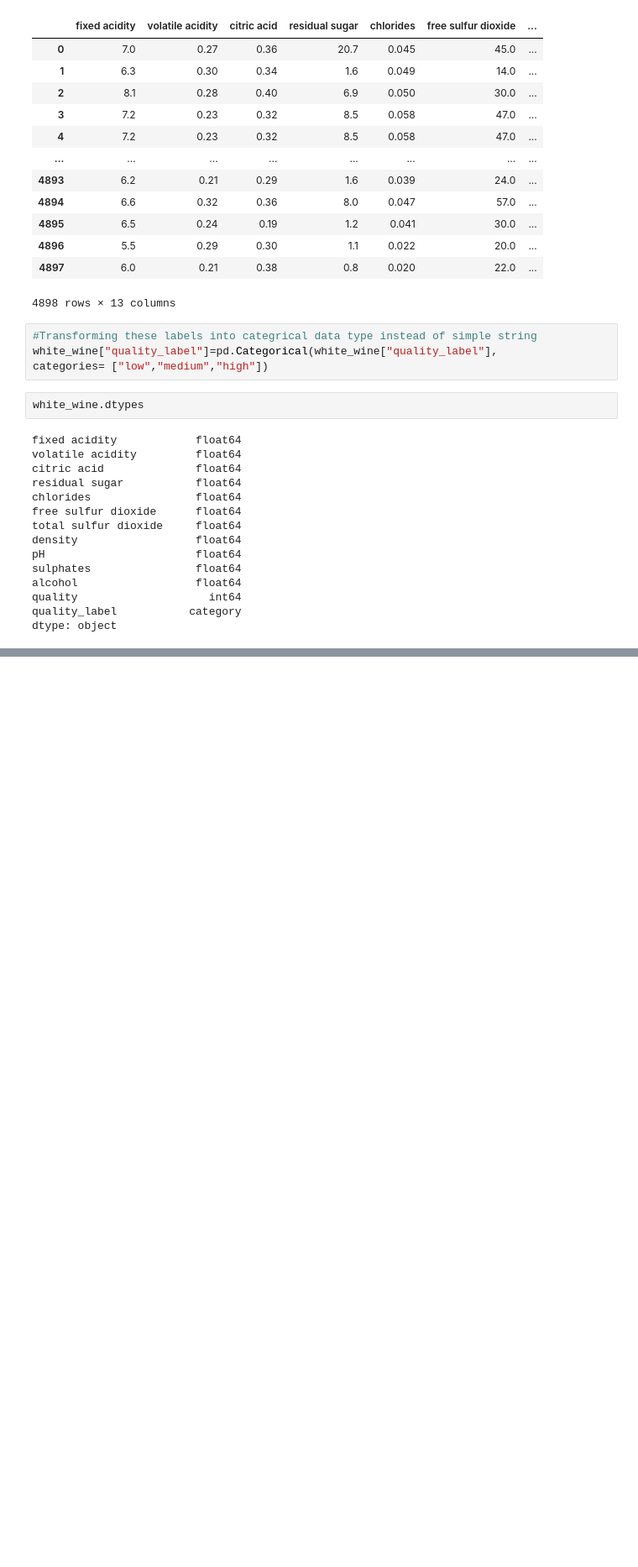
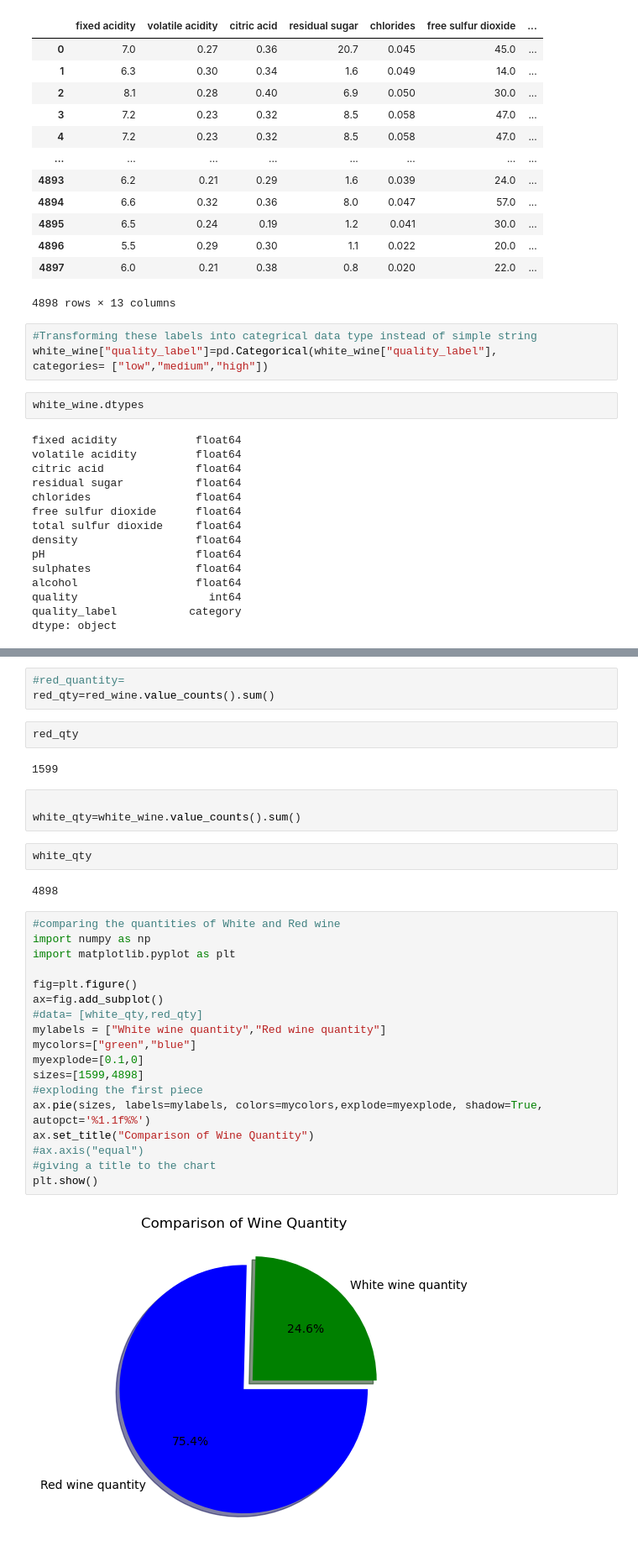
Before and after one commit to Godwin-Oti/Wine-Type-Analysis-and-Quality-Prediction-, a Jupyter notebook: Winery_project.ipynb, the cells around one changed output, grey strips where cells are left out. Shown: that part at 84% size. Saved outputs shown, nothing was run; the diff lists cells and outputs as text; blank space fills up the shorter version.

```diff
--- a/Winery_project.ipynb
+++ b/Winery_project.ipynb
@@ -297,0 +297,34 @@ KeyboardInterrupt
+# %%
+#red_quantity=
+red_qty=red_wine.value_counts().sum()
+# %%
+red_qty
+# %% [output]
+1599
+# %%
+
+white_qty=white_wine.value_counts().sum()
+# %%
+white_qty
+# %% [output]
+4898
+# %%
+#comparing the quantities of White and Red wine
+import numpy as np
+import matplotlib.pyplot as plt
+
+fig=plt.figure()
+ax=fig.add_subplot()
+#data= [white_qty,red_qty]
+mylabels = ["White wine quantity","Red wine quantity"]
+mycolors=["green","blue"]
+myexplode=[0.1,0]
+sizes=[1599,4898]
+#exploding the first piece
+ax.pie(sizes, labels=mylabels, colors=mycolors,explode=myexplode, shadow=True, autopct='%1.1f%%')
+ax.set_title("Comparison of Wine Quantity")
+#ax.axis("equal")
+#giving a title to the chart
+plt.show()
+# %% [output]
+[figure, added]
```
Also changed, not shown: parts of 7 cells of this notebook.
